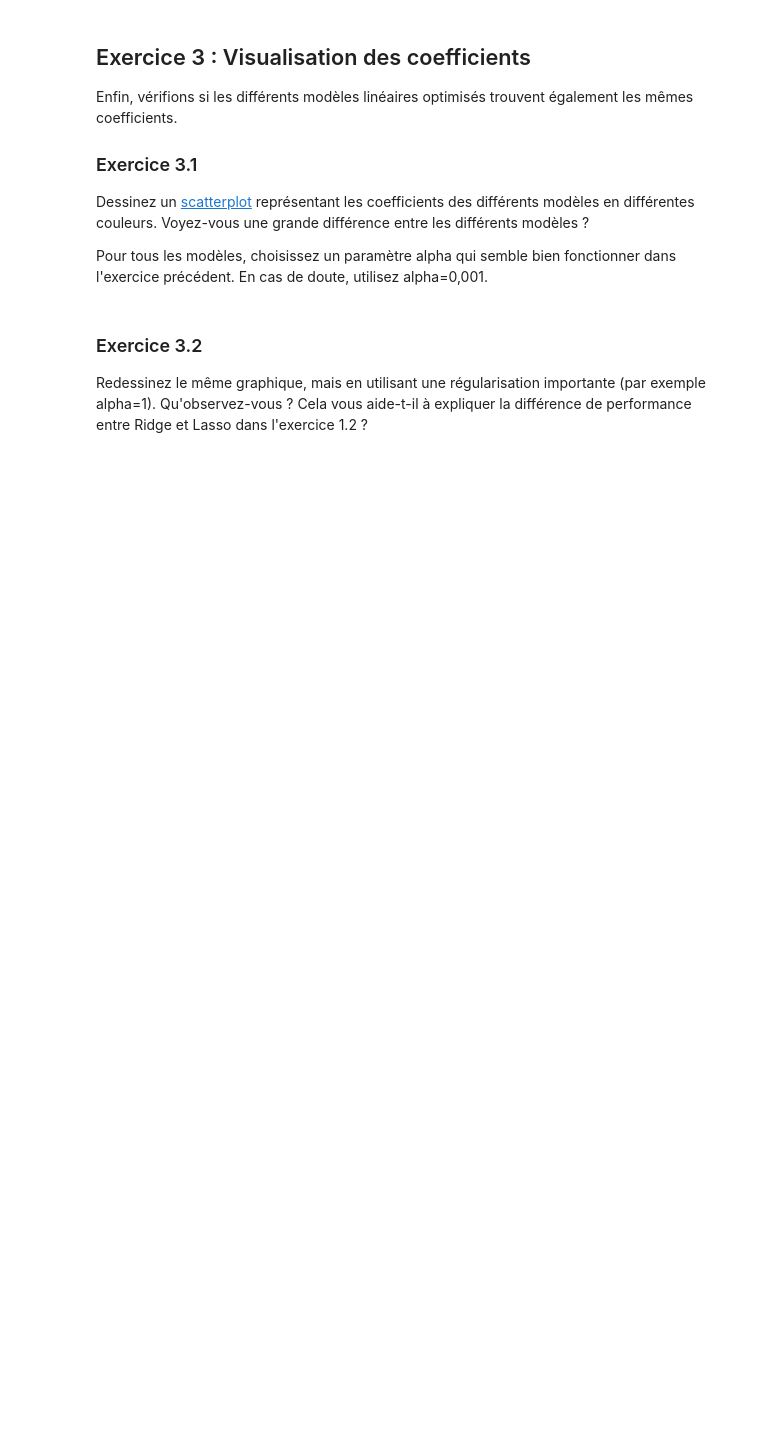
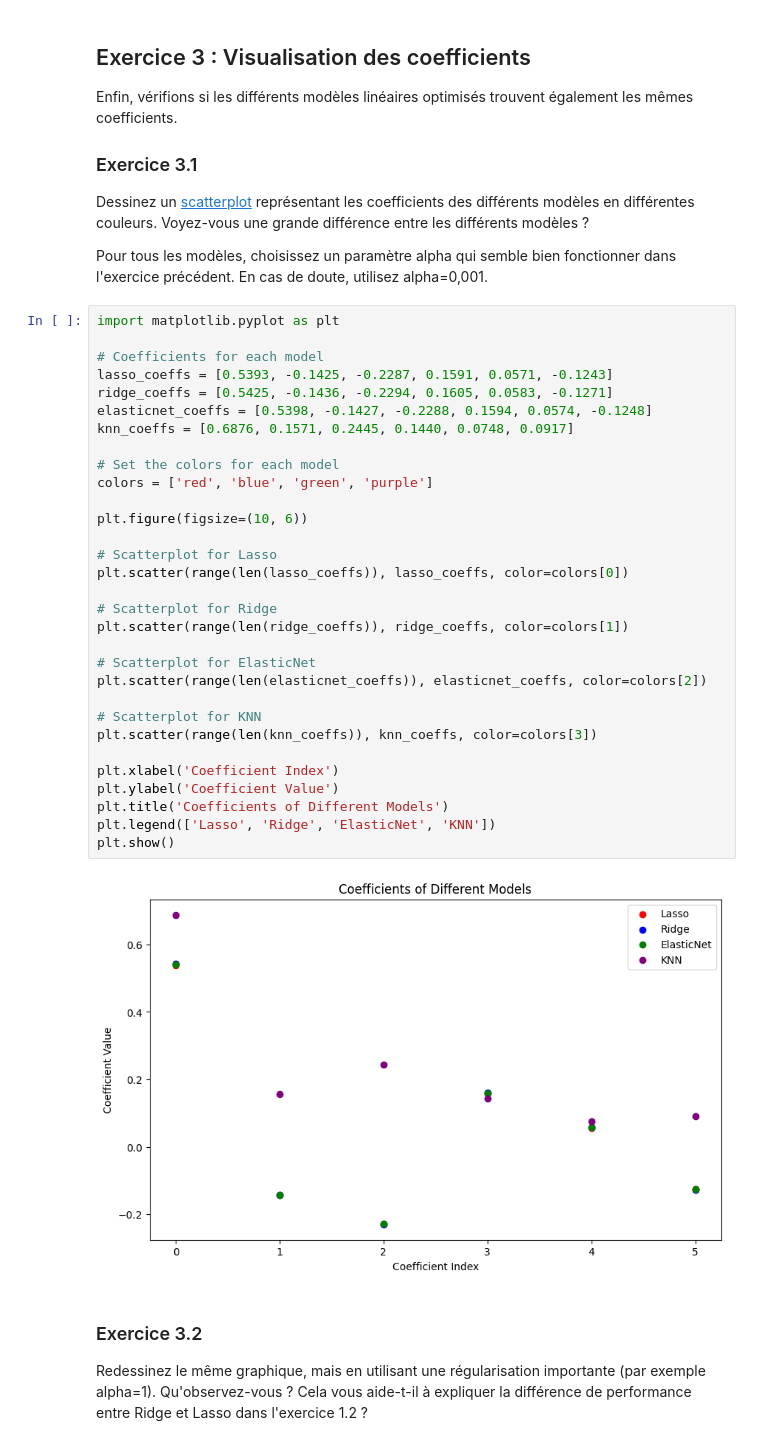
Before and after one commit to Staures92/Formation_Intermediaire, a Jupyter notebook: Machine Learning/2.1. Lab 3 - Linear Models for Regression.ipynb, the cells around one changed output. Drawn from its saved outputs; the diff is of its cells as text; blank space fills up the shorter version.

```diff
--- a/Machine Learning/2.1. Lab 3 - Linear Models for Regression.ipynb
+++ b/Machine Learning/2.1. Lab 3 - Linear Models for Regression.ipynb
@@ -482,6 +586,39 @@ Enfin, vérifions si les différents modèles linéaires optimisés trouvent ég
 Dessinez un [scatterplot](https://matplotlib.org/gallery/shapes_and_collections/scatter.html) représentant les coefficients des différents modèles en différentes couleurs. Voyez-vous une grande différence entre les différents modèles ?
 
 Pour tous les modèles, choisissez un paramètre alpha qui semble bien fonctionner dans l'exercice précédent. En cas de doute, utilisez alpha=0,001.
+# %%
+import matplotlib.pyplot as plt
+
+# Coefficients for each model
+lasso_coeffs = [0.5393, -0.1425, -0.2287, 0.1591, 0.0571, -0.1243]
+ridge_coeffs = [0.5425, -0.1436, -0.2294, 0.1605, 0.0583, -0.1271]
+elasticnet_coeffs = [0.5398, -0.1427, -0.2288, 0.1594, 0.0574, -0.1248]
+knn_coeffs = [0.6876, 0.1571, 0.2445, 0.1440, 0.0748, 0.0917]
+
+# Set the colors for each model
+colors = ['red', 'blue', 'green', 'purple']
+
+plt.figure(figsize=(10, 6))
+
+# Scatterplot for Lasso
+plt.scatter(range(len(lasso_coeffs)), lasso_coeffs, color=colors[0])
+
+# Scatterplot for Ridge
+plt.scatter(range(len(ridge_coeffs)), ridge_coeffs, color=colors[1])
+
+# Scatterplot for ElasticNet
+plt.scatter(range(len(elasticnet_coeffs)), elasticnet_coeffs, color=colors[2])
+
+# Scatterplot for KNN
+plt.scatter(range(len(knn_coeffs)), knn_coeffs, color=colors[3])
+
+plt.xlabel('Coefficient Index')
+plt.ylabel('Coefficient Value')
+plt.title('Coefficients of Different Models')
+plt.legend(['Lasso', 'Ridge', 'ElasticNet', 'KNN'])
+plt.show()
+# %% [output]
+[figure, added]
 # %% [markdown]
 ### Exercice 3.2
 Redessinez le même graphique, mais en utilisant une régularisation importante (par exemple alpha=1). Qu'observez-vous ? Cela vous aide-t-il à expliquer la différence de performance entre Ridge et Lasso dans l'exercice 1.2 ?
```
Also changed, not shown: parts of 16 cells of this notebook.
